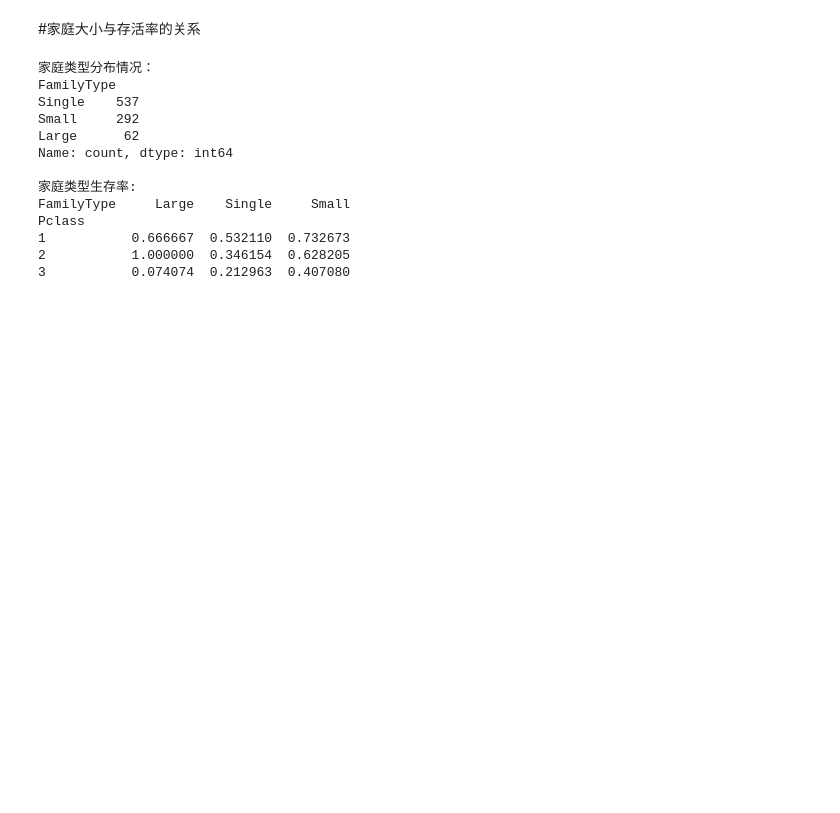
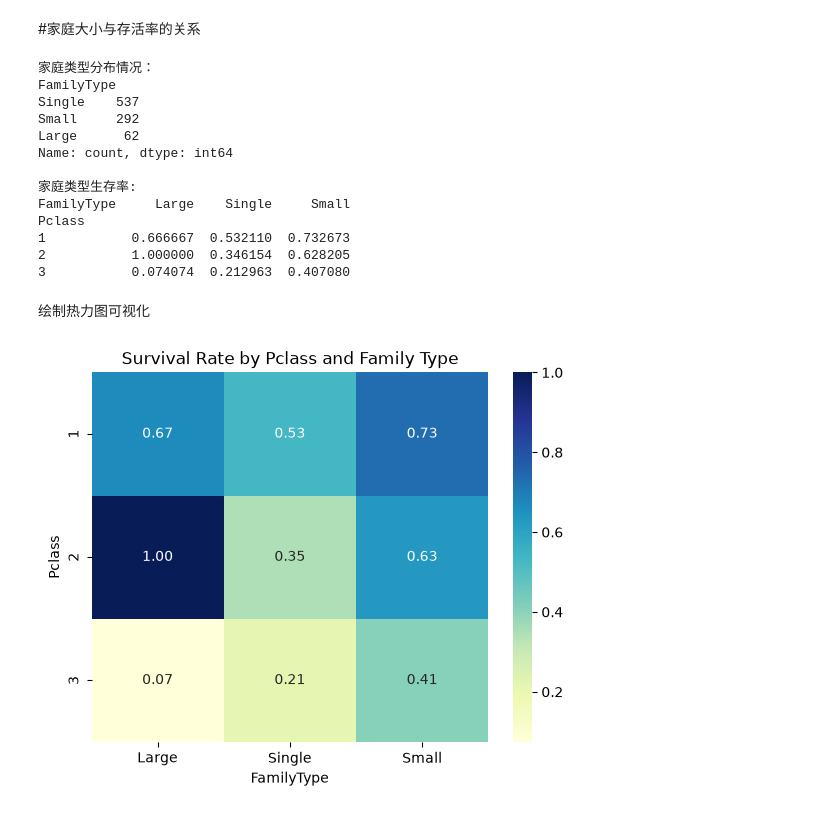
Before and after one commit to DrakeLeo/Personal-learning-journey, a Jupyter notebook: Pandas/Titanic.ipynb, the cells around one changed output. Cells and saved outputs as stored; diff of their text form; code cells hidden in the pictures; blank space fills up the shorter version.

```diff
--- a/Pandas/Titanic.ipynb
+++ b/Pandas/Titanic.ipynb
@@ -204,3 +227,11 @@ Pclass
 1           0.666667  0.532110  0.732673
 2           1.000000  0.346154  0.628205
 3           0.074074  0.212963  0.407080
+# %% [markdown]
+绘制热力图可视化
+# %%
+sns.heatmap(pivot, annot=True, cmap='YlGnBu', fmt='.2f')
+plt.title('Survival Rate by Pclass and Family Type')
+plt.show()
+# %% [output]
+[figure, added]
```
Also changed, not shown: parts of 11 cells of this notebook.
